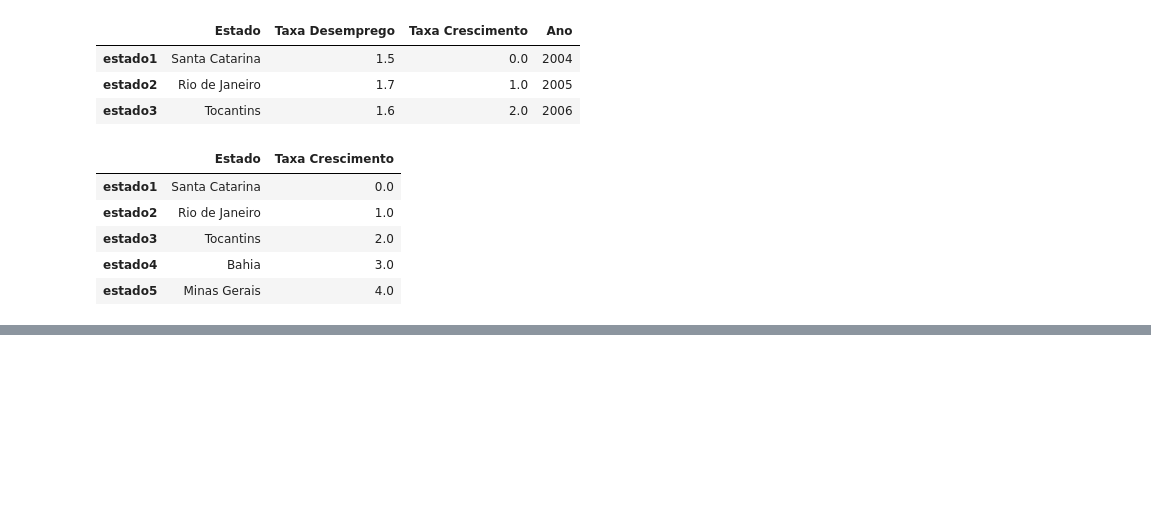
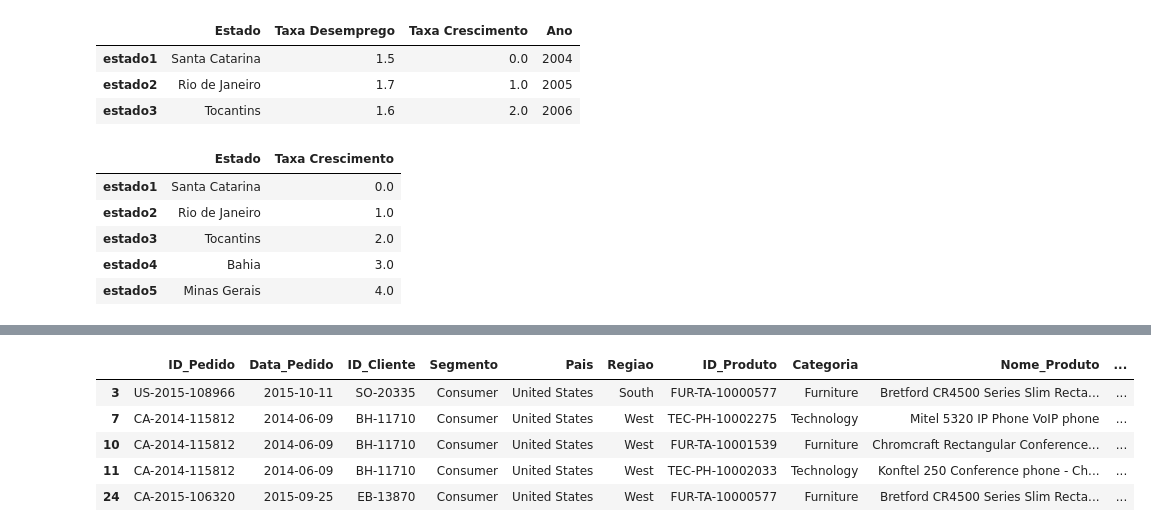
Before and after one commit to leandroclv/DSA_Python, a Jupyter notebook: POO/Pandas.ipynb, the cells around one changed output, grey strips where cells are left out. Cells and saved outputs as stored; diff of their text form; code cells hidden in the pictures; blank space fills up the shorter version.

```diff
--- a/POO/Pandas.ipynb
+++ b/POO/Pandas.ipynb
@@ -244,0 +301,3 @@ dsa_df.head(5)
+# %%
+#Geramos um novo dataframe apenas com o intervalo de vendas entre 229 e 10000
+df2 = dsa_df.query('229 < Valor_Venda < 10000')
@@ -244,0 +317,12 @@ dsa_df.head(5)
+# %%
+#Geramos um novo dataframe apenas com os valores de venda acima da média
+df3 = df2.query('Valor_Venda > 766')
+# %%
+df3.head()
+# %% [output]
+|  | ID_Pedido | Data_Pedido | ID_Cliente | Segmento | Pais | Regiao | ID_Produto | Categoria | Nome_Produto | ... |
+| 3 | US-2015-108966 | 2015-10-11 | SO-20335 | Consumer | United States | South | FUR-TA-10000577 | Furniture | Bretford CR4500 Series Slim Recta... | ... |
+| 7 | CA-2014-115812 | 2014-06-09 | BH-11710 | Consumer | United States | West | TEC-PH-10002275 | Technology | Mitel 5320 IP Phone VoIP phone | ... |
+| 10 | CA-2014-115812 | 2014-06-09 | BH-11710 | Consumer | United States | West | FUR-TA-10001539 | Furniture | Chromcraft Rectangular Conference... | ... |
+| 11 | CA-2014-115812 | 2014-06-09 | BH-11710 | Consumer | United States | West | TEC-PH-10002033 | Technology | Konftel 250 Conference phone - Ch... | ... |
+| 24 | CA-2015-106320 | 2015-09-25 | EB-13870 | Consumer | United States | West | FUR-TA-10000577 | Furniture | Bretford CR4500 Series Slim Recta... | ... |
```
Also changed, not shown: parts of 12 cells of this notebook.
